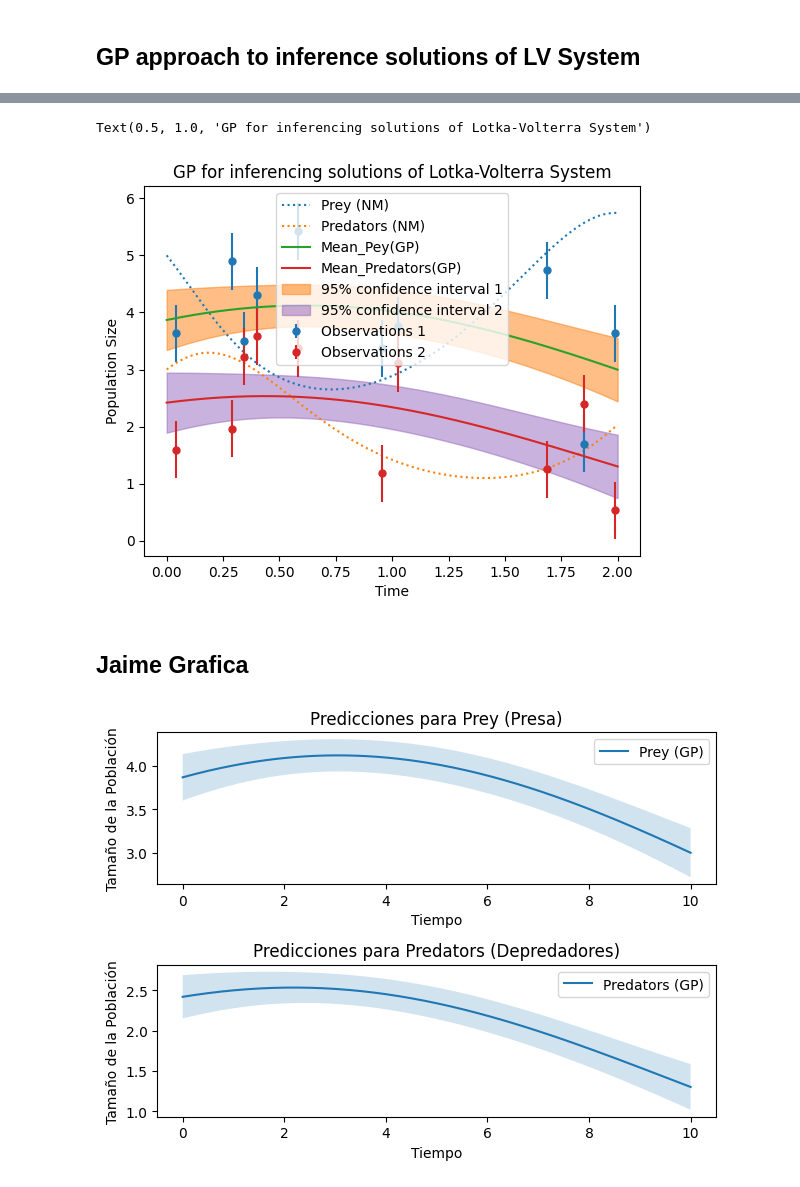
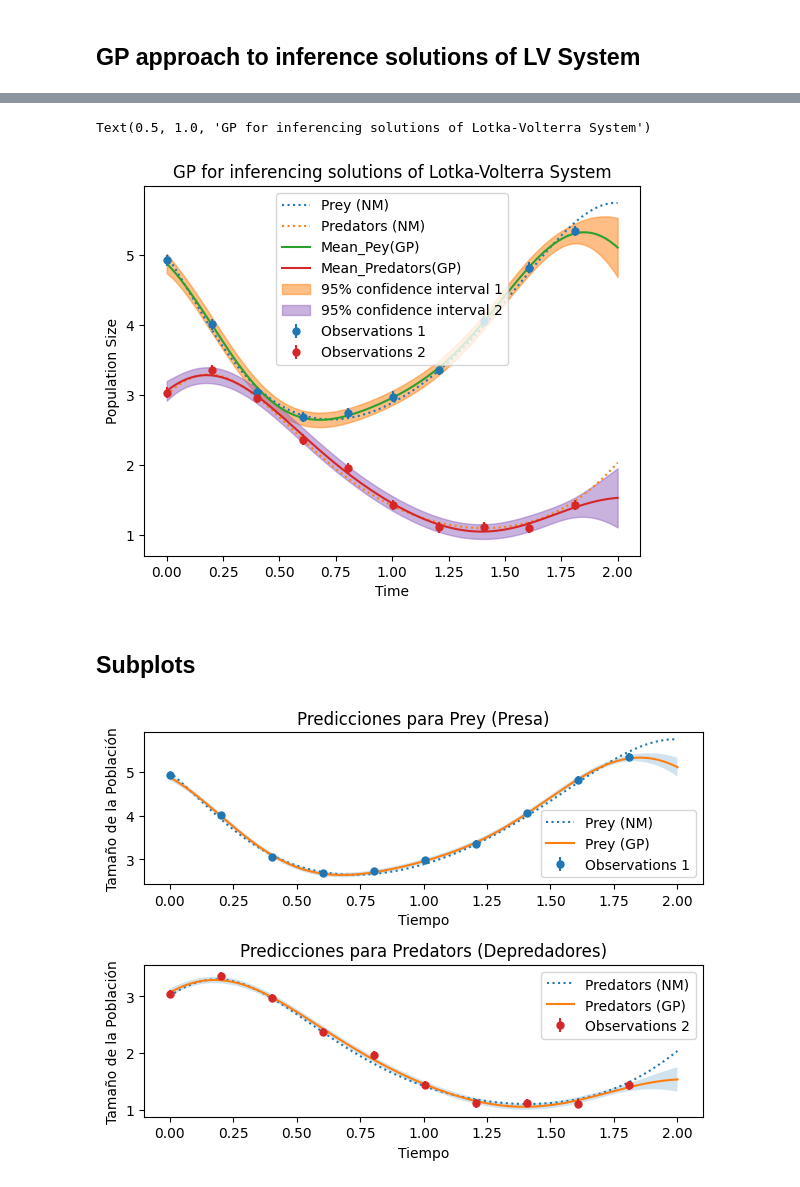
Before and after one commit to betochalo/Bayesian_project, a Jupyter notebook: JupyterNotebooks/InferencePS_NM.ipynb, the cells around one changed output, grey strips where cells are left out. Saved outputs shown, nothing was run; the diff lists cells and outputs as text; code cells hidden in the pictures.

```diff
--- a/JupyterNotebooks/InferencePS_NM.ipynb
+++ b/JupyterNotebooks/InferencePS_NM.ipynb
@@ -53,8 +53,9 @@ print(solution.shape)
 # # Con saltos de dt=0.2
 t_sub = np.arange(0, 2, 0.2)
 index = np.int_((t_sub / 0.01))
+t_train = t[index]
 y_train = solution[index]
-noise_std = 0.50
+noise_std = 0.075
 y_train_noisy = y_train + np.random.normal(loc=0.0, scale=noise_std, size=y_train.shape)  # Añadir ruido
 print("Datos seleccionados (con ruido):", y_train_noisy)
 # %% [output]
@@ -143,33 +144,37 @@ print(sigma)
  plt.title("GP for inferencing solutions of Lotka-Volterra System")
 # %% [output]
 Text(0.5, 1.0, 'GP for inferencing solutions of Lotka-Volterra System')
-[figure, old version]
+[figure, new version]
 # %% [markdown]
-## Jaime Grafica
+## Subplots
 # %%
 # Suponiendo que Y_pred y sigma están definidos y tienen una longitud de 200
 # Redefinimos T para que tenga la misma longitud que Y_pred
-T = np.linspace(0, 10, len(Y_pred))
+# T = np.linspace(0, 10, len(Y_pred))
 
 # Subplot para 'prey'
 plt.subplot(2, 1, 1)
-plt.plot(T, Y_pred[:, 0], label='Prey (GP)')
-plt.fill_between(T, Y_pred[:, 0] - sigma[:, 0], Y_pred[:, 0] + sigma[:, 0], alpha=0.2)
+plt.plot(t, solution[:, 0], label='Prey (NM)', linestyle='dotted')
+plt.errorbar(t_train, y_train_noisy[:, 0], noise_std, linestyle='None', color='tab:blue', marker='.', markersize=10, label='Observations 1')
+plt.plot(t, Y_pred[:, 0], label='Prey (GP)')
+plt.fill_between(t, Y_pred[:, 0] - sigma[:, 0], Y_pred[:, 0] + sigma[:, 0], alpha=0.2)
 plt.title('Predicciones para Prey (Presa)')
 plt.xlabel('Tiempo')
 plt.ylabel('Tamaño de la Población')
 plt.legend()
 
 # Subplot para 'predators'
 plt.subplot(2, 1, 2)
-plt.plot(T, Y_pred[:, 1], label='Predators (GP)')
-plt.fill_between(T, Y_pred[:, 1] - sigma[:, 1], Y_pred[:, 1] + sigma[:, 1], alpha=0.2)
+plt.plot(t, solution[:, 1], label='Predators (NM)', linestyle='dotted')
+plt.plot(t, Y_pred[:, 1], label='Predators (GP)')
+plt.errorbar(t_train, y_train_noisy[:, 1], noise_std, linestyle='None', color='tab:red', marker='.', markersize=10, label='Observations 2')
+plt.fill_between(t, Y_pred[:, 1] - sigma[:, 1], Y_pred[:, 1] + sigma[:, 1], alpha=0.2)
 plt.title('Predicciones para Predators (Depredadores)')
 plt.xlabel('Tiempo')
 plt.ylabel('Tamaño de la Población')
 plt.legend()
 
 plt.tight_layout()
 plt.show()
 # %% [output]
-[figure, old version]
+[figure, new version]
```
Also changed, not shown: parts of 14 cells of this notebook.
